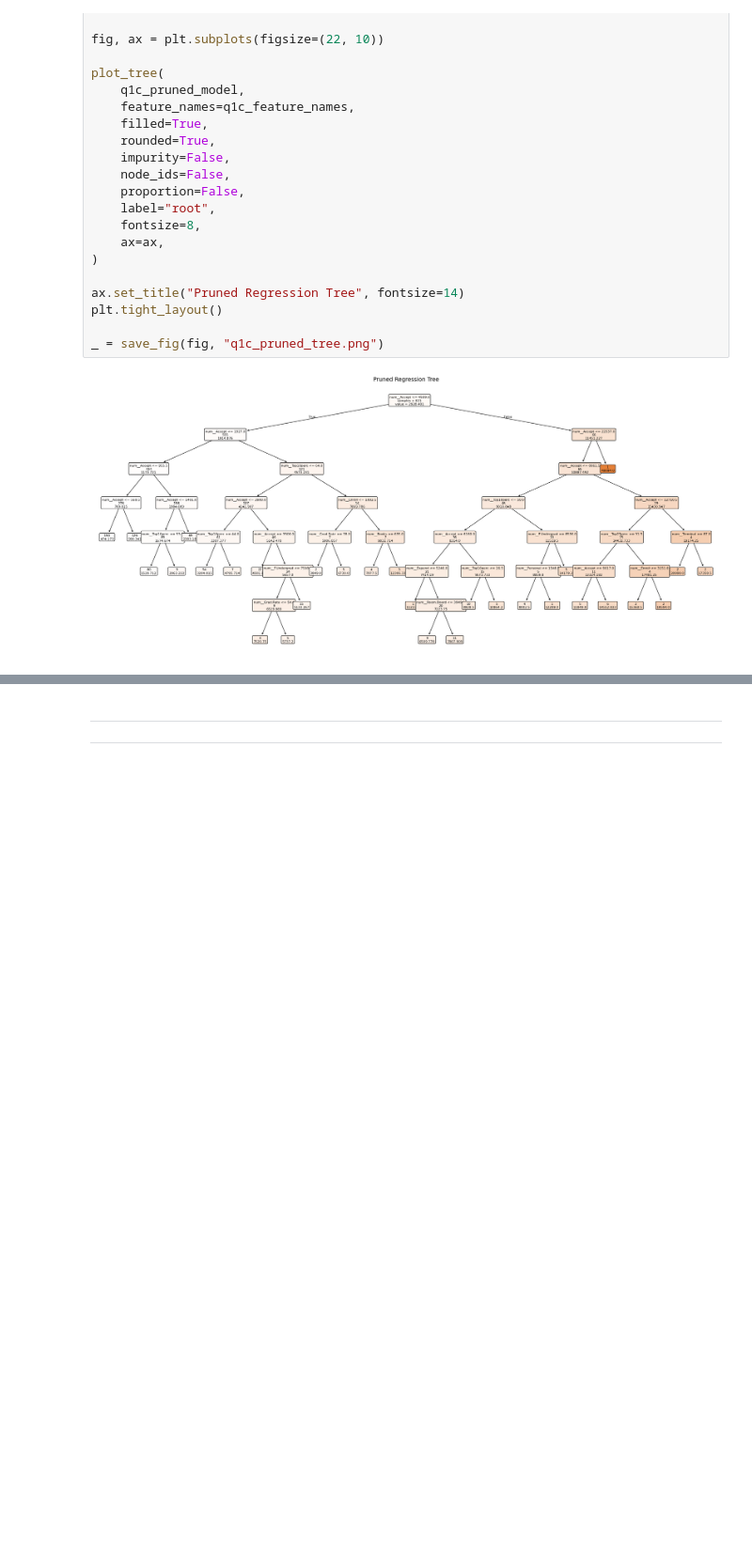
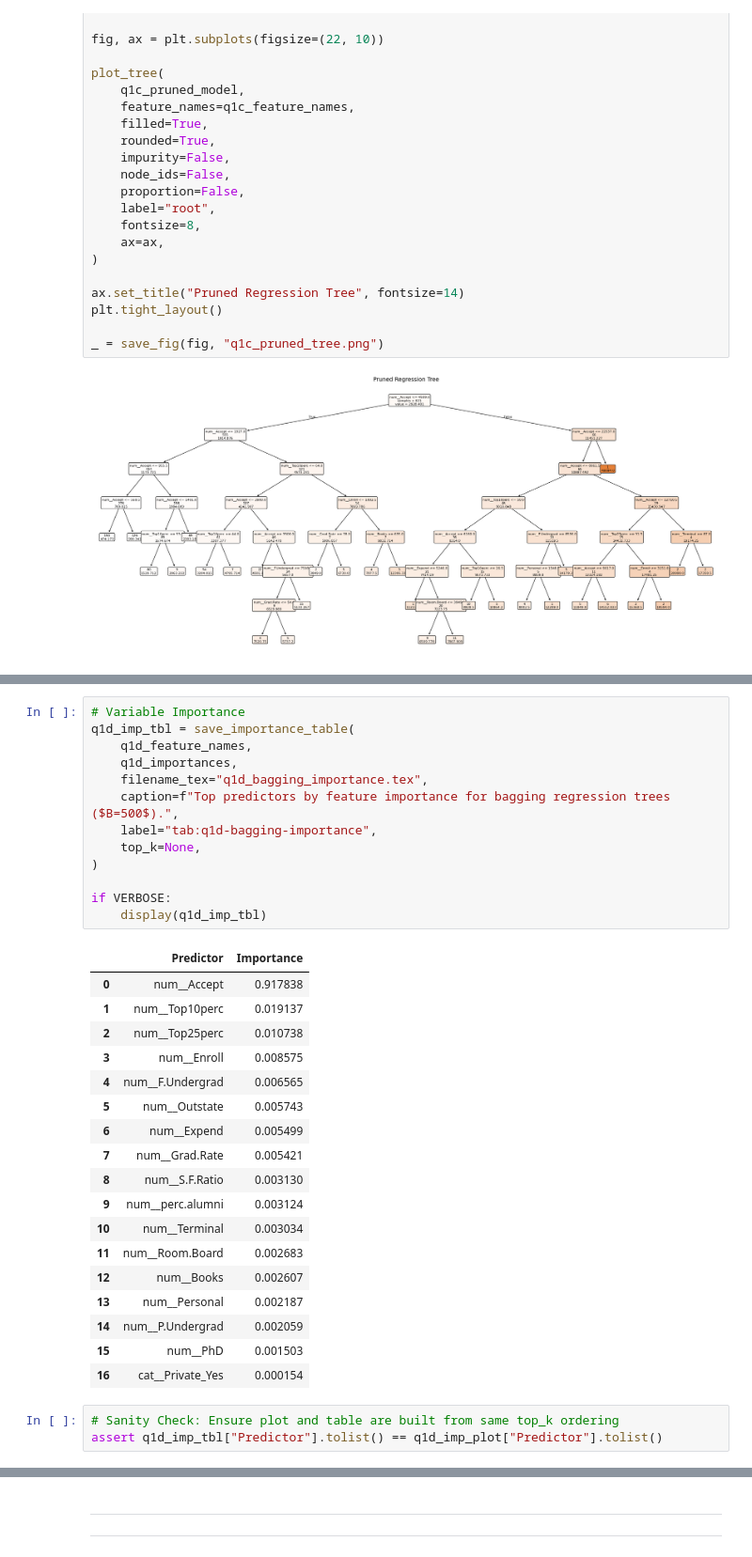
Before and after one commit to etoobian/STAT587_DS1_HW2, a Jupyter notebook: notebooks/STAT587_HW2.ipynb, the cells around one changed output, grey strips where cells are left out. Shown at 94% size. Drawn from its saved outputs; the diff is of its cells as text; blank space fills up the shorter version.

```diff
--- a/notebooks/STAT587_HW2.ipynb
+++ b/notebooks/STAT587_HW2.ipynb
@@ -942 +1057,36 @@ _ = save_fig(fig, "q1c_pruned_tree.png")
+# %%
+# Variable Importance
+q1d_imp_tbl = save_importance_table(
+    q1d_feature_names,
+    q1d_importances,
+    filename_tex="q1d_bagging_importance.tex",
+    caption=f"Top predictors by feature importance for bagging regression trees ($B=500$).",
+    label="tab:q1d-bagging-importance",
+    top_k=None,
+)
+
+if VERBOSE:
+    display(q1d_imp_tbl)
+# %% [output]
+|  | Predictor | Importance |
+| 0 | num__Accept | 0.917838 |
+| 1 | num__Top10perc | 0.019137 |
+| 2 | num__Top25perc | 0.010738 |
+| 3 | num__Enroll | 0.008575 |
+| 4 | num__F.Undergrad | 0.006565 |
+| 5 | num__Outstate | 0.005743 |
+| 6 | num__Expend | 0.005499 |
+| 7 | num__Grad.Rate | 0.005421 |
+| 8 | num__S.F.Ratio | 0.003130 |
+| 9 | num__perc.alumni | 0.003124 |
+| 10 | num__Terminal | 0.003034 |
+| 11 | num__Room.Board | 0.002683 |
+| 12 | num__Books | 0.002607 |
+| 13 | num__Personal | 0.002187 |
+| 14 | num__P.Undergrad | 0.002059 |
+| 15 | num__PhD | 0.001503 |
+| 16 | cat__Private_Yes | 0.000154 |
+# %%
+# Sanity Check: Ensure plot and table are built from same top_k ordering
+assert q1d_imp_tbl["Predictor"].tolist() == q1d_imp_plot["Predictor"].tolist()
 # %% [markdown]
```
Also changed, not shown: parts of 10 cells of this notebook.
